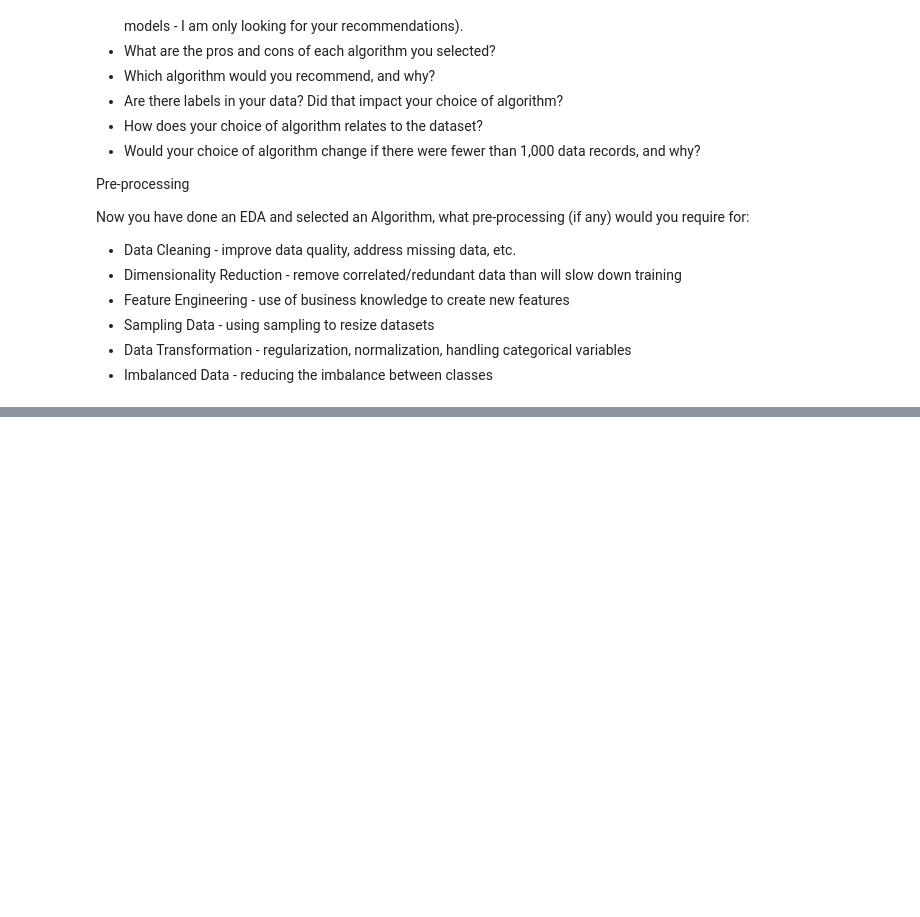
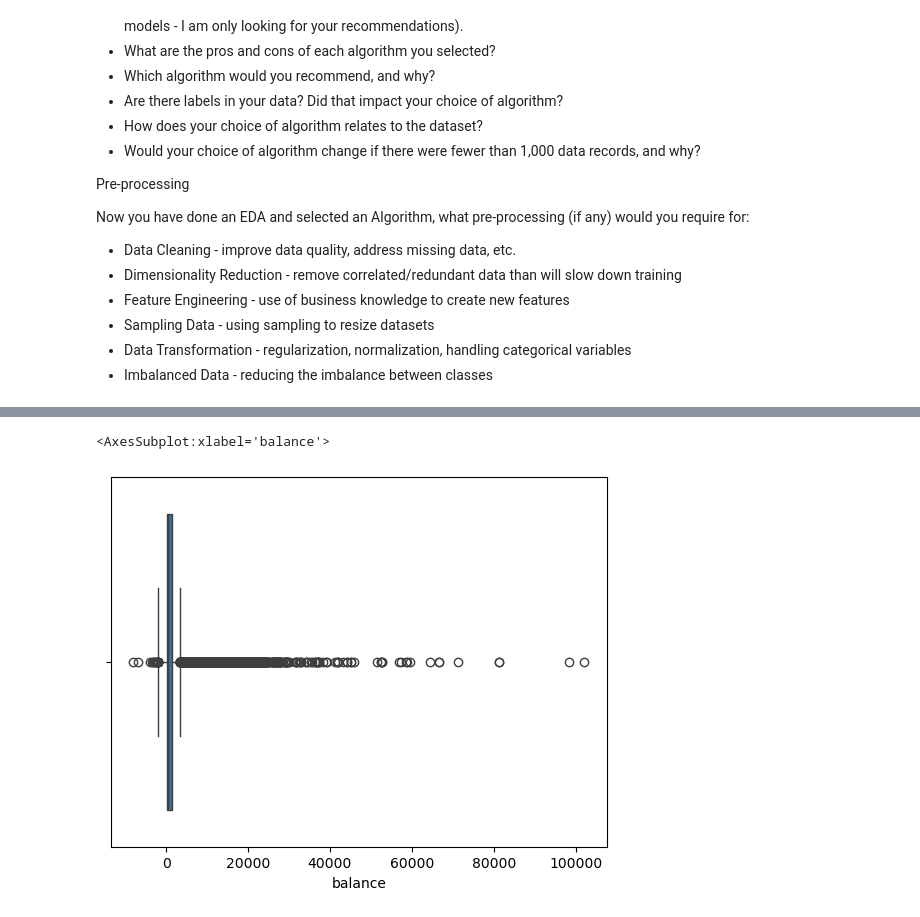
Before and after one commit to eddiexunyc/ml_big_data_work, a Jupyter notebook: Assignment 1/data622_assignment_1.ipynb, the cells around one changed output, grey strips where cells are left out. Drawn from its saved outputs; the diff is of its cells as text; code cells hidden in the pictures; blank space fills up the shorter version.

```diff
--- a/Assignment 1/data622_assignment_1.ipynb
+++ b/Assignment 1/data622_assignment_1.ipynb
@@ -53,0 +144,5 @@ from pandas_profiling import ProfileReport
+# %%
+sns.boxplot(x=bank_full['balance'])
+# %% [output]
+<AxesSubplot:xlabel='balance'>
+[figure, added]
```
Also changed, not shown: parts of 13 cells of this notebook.
